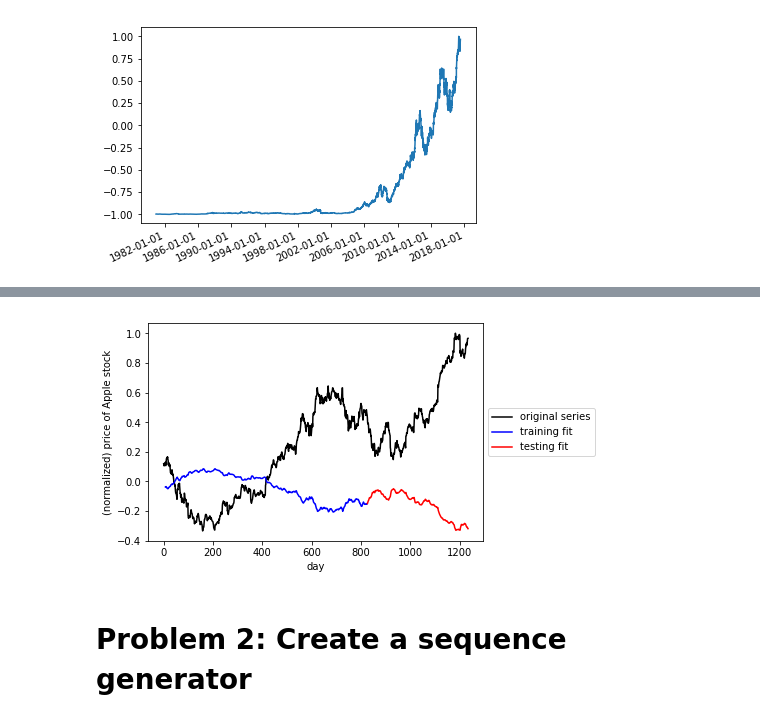
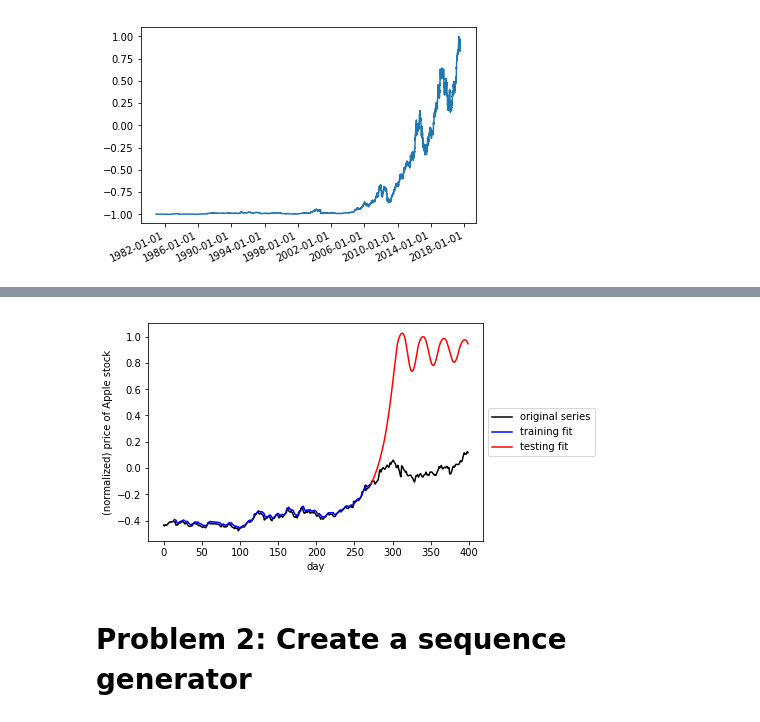
Before and after one commit to climberwb/aind2-rnn, a Jupyter notebook: RNN_project.ipynb, the cells around one changed output, grey strips where cells are left out. Saved outputs shown, nothing was run; the diff lists cells and outputs as text; code cells hidden in the pictures.

Commit message:
added function to predict price for multiple days into the future

```diff
--- a/RNN_project.ipynb
+++ b/RNN_project.ipynb
@@ -326,57 +327,67 @@ pyplot.show()
 # %% [output]
 [figure]
 # %%
-window_size = 7
-transform_d = transform_d[2000:]
-X,y = window_transform_series(series = transform_d,window_size = window_size)
+from my_answers import predict_next_stock_points
 
-# split our dataset into training / testing sets
-train_test_split = int(np.ceil(2*len(y)/float(3)))   # set the split point
+window_size = 15
+transform_d_cliped = transform_d[7600:8000]
+splice_of_data=1
+division_i = int(np.ceil(transform_d_cliped.shape[0]/splice_of_data))
+split_mark = 0
+for d in range(splice_of_data):
 
-# partition the training set
-X_train = X[:train_test_split,:]
-y_train = y[:train_test_split]
+    transform_d_cliped_d = transform_d_cliped[split_mark:split_mark+division_i]
+    X,y = window_transform_series(series = transform_d_cliped,window_size = window_size)
 
-# keep the last chunk for testing
-X_test = X[train_test_split:,:]
-y_test = y[train_test_split:]
+    # split our dataset into training / testing sets
+    train_test_split = int(np.ceil(2*len(y)/float(3)))   # set the split point
 
-# NOTE: to use keras's RNN LSTM module our input must be reshaped to [samples, window size, stepsize]
-X_train = np.asarray(np.reshape(X_train, (X_train.shape[0], window_size, 1)))
-X_test = np.asarray(np.reshape(X_test, (X_test.shape[0], window_size, 1)))
+    # partition the training set
+    X_train = X[:train_test_split,:]
+    y_train = y[:train_test_split]
 
-model = build_part1_RNN(window_size)
+    # keep the last chunk for testing
+    X_test = X[train_test_split:,:]
+    y_test = y[train_test_split:]
 
-# build model using keras documentation recommended optimizer initialization
-optimizer = keras.optimizers.RMSprop(lr=0.001, rho=0.9, epsilon=1e-08, decay=0.0)
+    # NOTE: to use keras's RNN LSTM module our input must be reshaped to [samples, window size, stepsize]
+    X_train = np.asarray(np.reshape(X_train, (X_train.shape[0], window_size, 1)))
+    X_test = np.asarray(np.reshape(X_test, (X_test.shape[0], window_size, 1)))
 
-# compile the model
-model.compile(loss='mean_squared_error', optimizer=optimizer)
+    model = build_part1_RNN(window_size)
 
-# generate predictions for training
-train_predict = model.predict(X_train)
-test_predict = model.predict(X_test)
+    # build model using keras documentation recommended optimizer initialization
+    optimizer = keras.optimizers.RMSprop(lr=0.001, rho=0.9, epsilon=1e-08, decay=0.0)
 
-# print out training and testing errors
-training_error = model.evaluate(X_train, y_train, verbose=0)
-print('training error = ' + str(training_error))
+    # compile the model
+    model.compile(loss='mean_squared_error', optimizer=optimizer)
+    # run your model!
+    model.fit(X_train, y_train, epochs=1000, batch_size=50, verbose=0)
+    # generate predictions for training
+    train_predict = model.predict(X_train)
+#     test_predict = model.predict(X_test)
+    X_start_test=np.expand_dims(X_train[-1,:,:], axis=0)
+    test_predict = predict_next_stock_points(model, X_start_test,X_test.shape[0])
+    # print out training and testing errors
+#     training_error = model.evaluate(X_train, y_train, verbose=0)
+#     print('training error = ' + str(training_error))
 
-testing_error = model.evaluate(X_test, y_test, verbose=0)
-print('testing error = ' + str(testing_error))
+#     testing_error = model.evaluate(X_test, y_test, verbose=0)
+#     print('testing error = ' + str(testing_error))
+    # plot original series
+    plt.plot(transform_d_cliped,color = 'k')
 
-# plot original series
-plt.plot(transform_d,color = 'k')
+    # plot training set prediction
+    split_pt = train_test_split + window_size
+    plt.plot(np.arange(window_size,split_pt,1),train_predict,color = 'b')
 
-# plot training set prediction
-split_pt = train_test_split + window_size
-plt.plot(np.arange(window_size,split_pt,1),train_predict,color = 'b')
+    # plot testing set prediction
+    plt.plot(np.arange(split_pt,split_pt + len(test_predict),1),test_predict,color = 'r')
 
-# plot testing set prediction
-plt.plot(np.arange(split_pt,split_pt + len(test_predict),1),test_predict,color = 'r')
-
-# pretty up graph
-plt.xlabel('day')
-plt.ylabel('(normalized) price of Apple stock')
-plt.legend(['original series','training fit','testing fit'],loc='center left', bbox_to_anchor=(1, 0.5))
-plt.show()
+     # pretty up graph
+    plt.xlabel('day')
+    plt.ylabel('(normalized) price of Apple stock')
+    plt.legend(['original series','training fit','testing fit'],loc='center left', bbox_to_anchor=(1, 0.5))
+    plt.show()
+    split_mark+=division_i
 # %% [output]
@@ -385,4 +394,4 @@ testing error = 0.539862565132
-[figure, old version]
+[figure, new version]
 # %% [markdown]
 # Problem 2: Create a sequence generator
 # %% [markdown]
```
Also changed, not shown: parts of 3 cells of this notebook, 1 other file.
